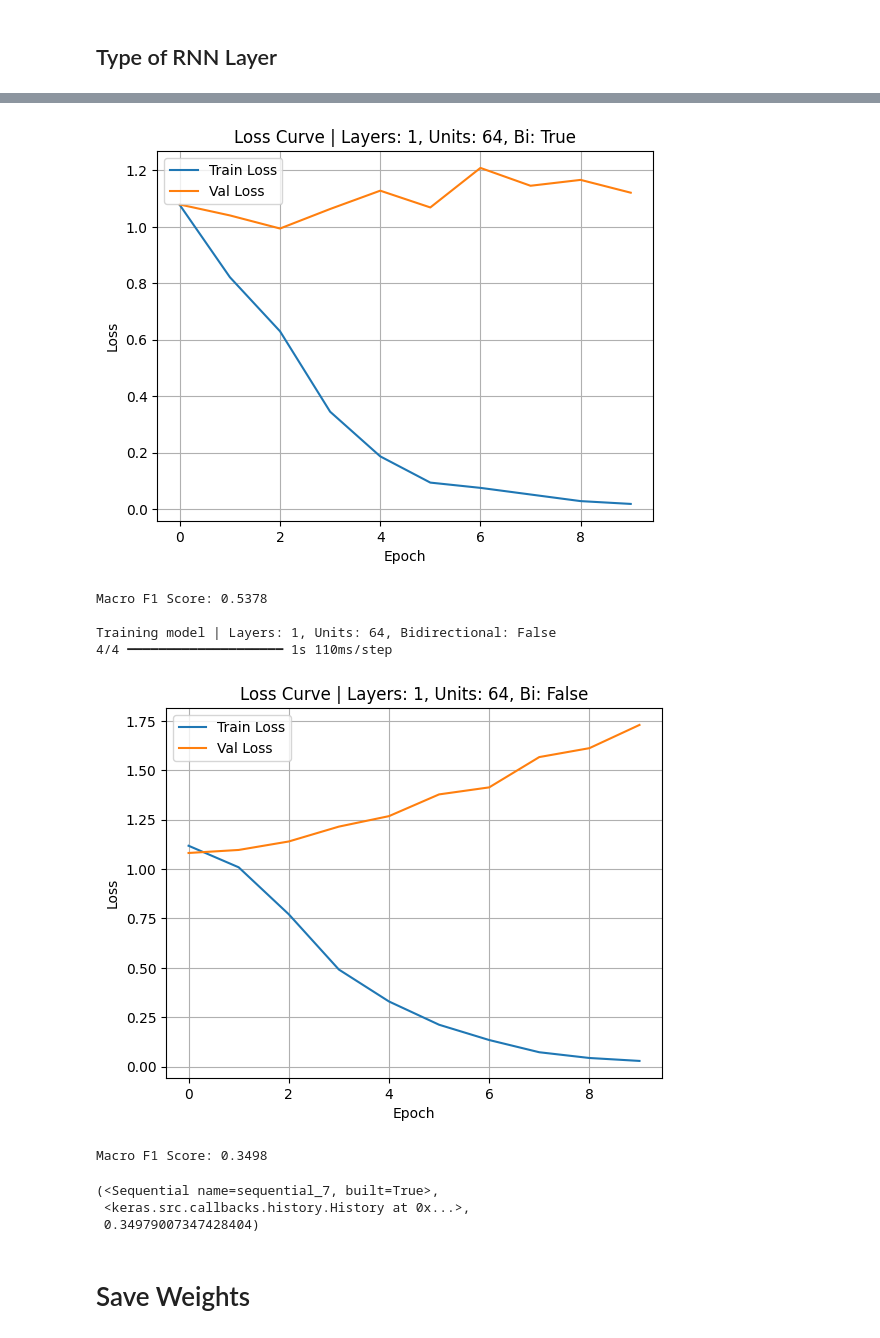
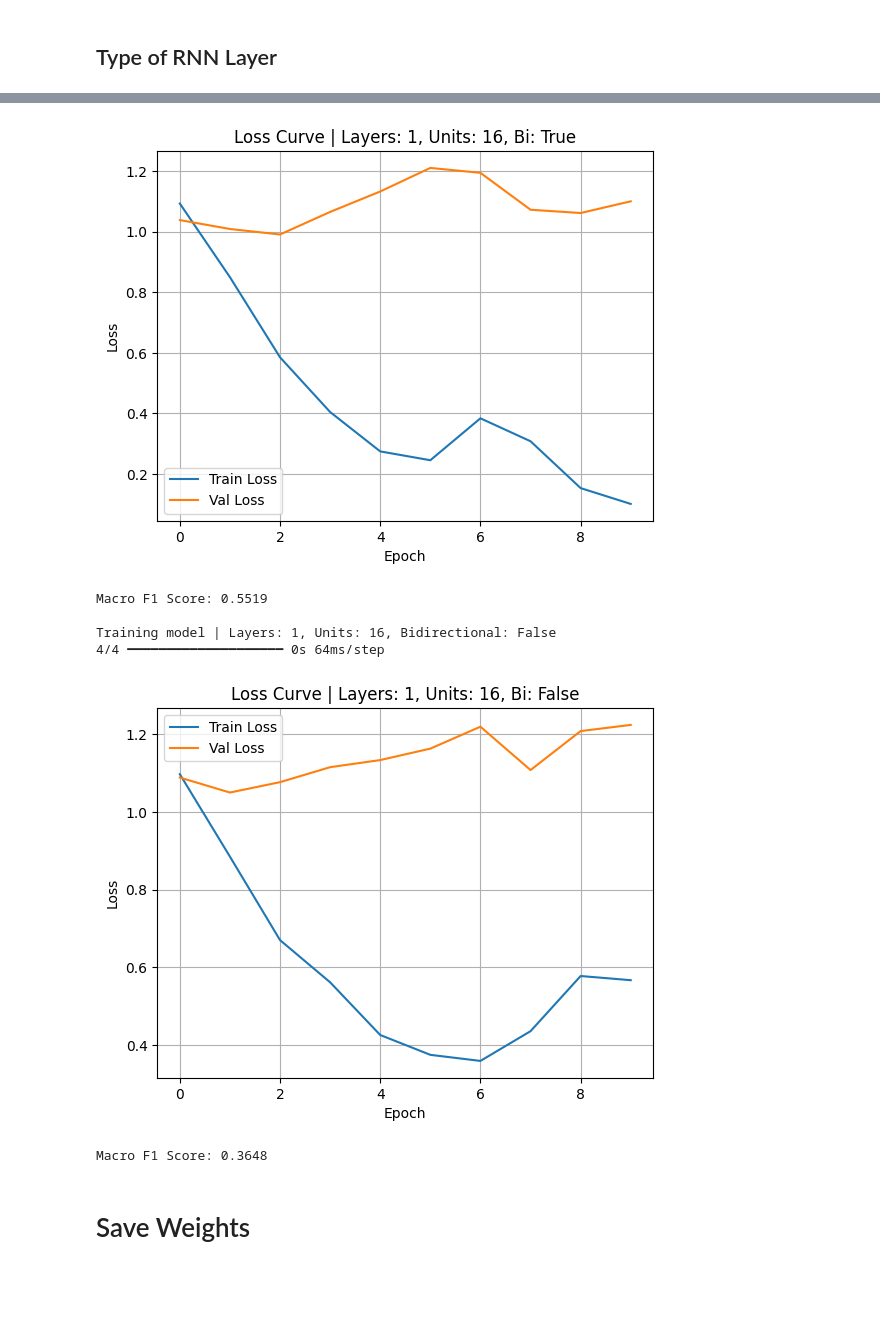
Before and after one commit to hayyazk/CNN-RNN-from-scratch, a Jupyter notebook: src/rnn/rnn_training.ipynb, the cells around one changed output, grey strips where cells are left out. Cells and saved outputs as stored; diff of their text form; code cells hidden in the pictures; blank space fills up the shorter version.

Commit message:
refactor: use better hyperparameters in training

```diff
--- a/src/rnn/rnn_training.ipynb
+++ b/src/rnn/rnn_training.ipynb
@@ -88,18 +98,24 @@ X_train.shape, y_train.shape, X_valid.shape, y_valid.shape
 # Training Variation
 # %%
 def build_model(num_layers=1, rnn_units=64, bidirectional=True):
+    initializer = tf.keras.initializers.GlorotUniform(seed=seed)
+
     model = tf.keras.Sequential()
-    model.add(tf.keras.layers.Embedding(input_dim=vocab_size, output_dim=128))
+    model.add(tf.keras.layers.Embedding(input_dim=vocab_size, output_dim=128, embeddings_initializer=initializer))
 
     for i in range(num_layers):
-        rnn_layer = tf.keras.layers.SimpleRNN(rnn_units, return_sequences=(i < num_layers - 1))
+        rnn_layer = tf.keras.layers.SimpleRNN(rnn_units, return_sequences=(i < num_layers - 1),
+                                            kernel_initializer=initializer,
+                                            recurrent_initializer=tf.keras.initializers.Orthogonal(seed=seed),
+                                            bias_initializer=tf.keras.initializers.Zeros()
+                                            )
         if bidirectional:
             model.add(tf.keras.layers.Bidirectional(rnn_layer))
         else:
             model.add(rnn_layer)
 
     model.add(tf.keras.layers.Dropout(0.5))
-    model.add(tf.keras.layers.Dense(3, activation="softmax"))
+    model.add(tf.keras.layers.Dense(3, activation="softmax", kernel_initializer=initializer))
 
     model.compile(loss="sparse_categorical_crossentropy", optimizer="adam", metrics=["accuracy"])
     return model
@@ -113,7 +129,8 @@ def train_and_evaluate(num_layers=1, rnn_units=64, bidirectional=True):
         validation_data=(X_valid, y_valid),
         epochs=10,
         batch_size=32,
-        verbose=0
+        verbose=0,
+        shuffle=False
     )
 
     y_pred = np.argmax(model.predict(X_valid), axis=1)
@@ -129,8 +146,6 @@ def train_and_evaluate(num_layers=1, rnn_units=64, bidirectional=True):
     plt.show()
 
     print(f"Macro F1 Score: {f1:.4f}\n")
-
-    return model, history, f1
 # %% [markdown]
 ## Number of RNN Layers
 # %%
@@ -180,6 +194,6 @@ Macro F1 Score: 0.5328
 # %% [markdown]
 ## Type of RNN Layer
 # %%
-train_and_evaluate(bidirectional=True)
-train_and_evaluate(bidirectional=False)
+train_and_evaluate(bidirectional=True, rnn_units=16)
+train_and_evaluate(bidirectional=False, rnn_units=16)
 # %% [output]
@@ -188,13 +202,10 @@ Training model | Layers: 1, Units: 64, Bidirectional: True
-[figure, old version]
+[figure, new version]
-Macro F1 Score: 0.5378
+Macro F1 Score: 0.5519
 
-Training model | Layers: 1, Units: 64, Bidirectional: False
-4/4 ━━━━━━━━━━━━━━━━━━━━ 1s 110ms/step
+Training model | Layers: 1, Units: 16, Bidirectional: False
+4/4 ━━━━━━━━━━━━━━━━━━━━ 0s 64ms/step
-[figure, old version]
+[figure, new version]
-Macro F1 Score: 0.3498
+Macro F1 Score: 0.3648
-(<Sequential name=sequential_7, built=True>,
- <keras.src.callbacks.history.History at 0x...>,
- 0.34979007347428404)
 # %% [markdown]
 # Save Weights
 # %%
```
Also changed, not shown: parts of 9 cells of this notebook, 1 other file.
